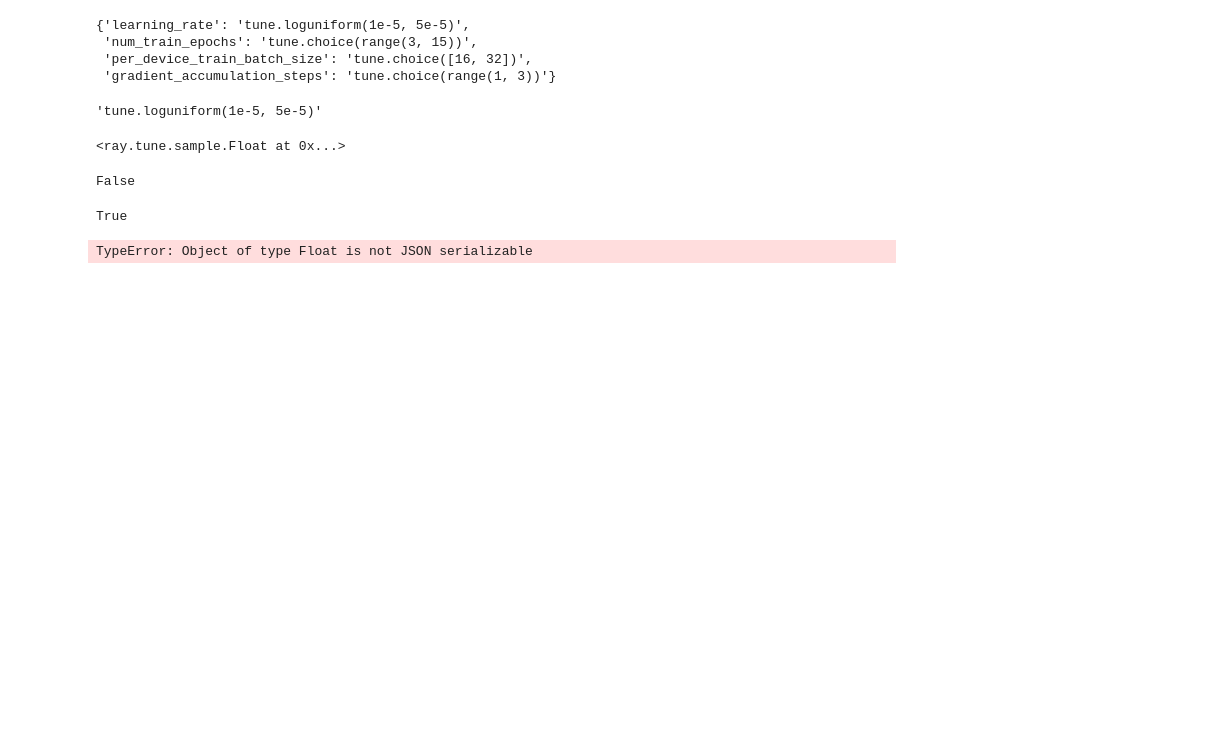
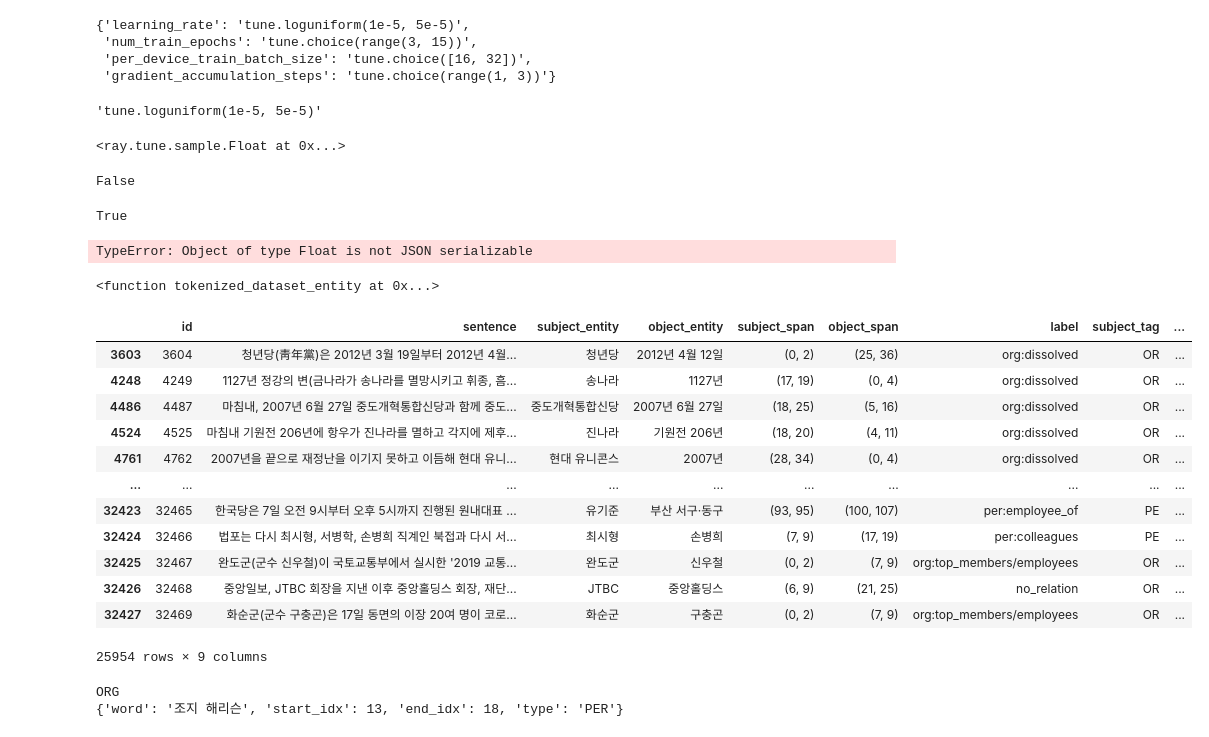
Before and after one commit to boostcampaitech3/level2-klue-level2-nlp-01, a Jupyter notebook: Untitled.ipynb, the cells around one changed output. Drawn from its saved outputs; the diff is of its cells as text; code cells hidden in the pictures; blank space fills up the shorter version.

```diff
--- a/Untitled.ipynb
+++ b/Untitled.ipynb
@@ -117,0 +124,6 @@ TypeError: Object of type Float is not JSON serializable
+# %%
+print(k)
+# %% [output]
+<function tokenized_dataset_entity at 0x...>
+# %%
+train_dataset = load_data("../dataset/train/alternate_train.csv")
@@ -117,0 +132,18 @@ TypeError: Object of type Float is not JSON serializable
+# %%
+train_dataset, dev_dataset = split_train_valid_stratified(train_dataset, split_ratio=0.2)
+# %%
+train_dataset
+# %% [output]
+|  | id | sentence | subject_entity | object_entity | subject_span | object_span | label | subject_tag | ... |
+| 3603 | 3604 | 청년당(靑年黨)은 2012년 3월 19일부터 2012년 4월... | 청년당 | 2012년 4월 12일 | (0, 2) | (25, 36) | org:dissolved | OR | ... |
+| 4248 | 4249 | 1127년 정강의 변(금나라가 송나라를 멸망시키고 휘종, 흠... | 송나라 | 1127년 | (17, 19) | (0, 4) | org:dissolved | OR | ... |
+| 4486 | 4487 | 마침내, 2007년 6월 27일 중도개혁통합신당과 함께 중도... | 중도개혁통합신당 | 2007년 6월 27일 | (18, 25) | (5, 16) | org:dissolved | OR | ... |
+| 4524 | 4525 | 마침내 기원전 206년에 항우가 진나라를 멸하고 각지에 제후... | 진나라 | 기원전 206년 | (18, 20) | (4, 11) | org:dissolved | OR | ... |
+| 4761 | 4762 | 2007년을 끝으로 재정난을 이기지 못하고 이듬해 현대 유니... | 현대 유니콘스 | 2007년 | (28, 34) | (0, 4) | org:dissolved | OR | ... |
+| ... | ... | ... | ... | ... | ... | ... | ... | ... | ... |
+| 32423 | 32465 | 한국당은 7일 오전 9시부터 오후 5시까지 진행된 원내대표 ... | 유기준 | 부산 서구·동구 | (93, 95) | (100, 107) | per:employee_of | PE | ... |
+| 32424 | 32466 | 법포는 다시 최시형, 서병학, 손병희 직계인 북접과 다시 서... | 최시형 | 손병희 | (7, 9) | (17, 19) | per:colleagues | PE | ... |
+| 32425 | 32467 | 완도군(군수 신우철)이 국토교통부에서 실시한 '2019 교통... | 완도군 | 신우철 | (0, 2) | (7, 9) | org:top_members/employees | OR | ... |
+| 32426 | 32468 | 중앙일보, JTBC 회장을 지낸 이후 중앙홀딩스 회장, 재단... | JTBC | 중앙홀딩스 | (6, 9) | (21, 25) | no_relation | OR | ... |
+| 32427 | 32469 | 화순군(군수 구충곤)은 17일 동면의 이장 20여 명이 코로... | 화순군 | 구충곤 | (0, 2) | (7, 9) | org:top_members/employees | OR | ... |
+25954 rows × 9 columns
@@ -117,0 +152,8 @@ TypeError: Object of type Float is not JSON serializable
+# %%
+for i,j in zip(pd_dataset['subject_entity'], pd_dataset['object_entity']):
+    print(eval(i)['type'])
+    print(eval(j)[])
+    break
+# %% [output]
+ORG
+{'word': '조지 해리슨', 'start_idx': 13, 'end_idx': 18, 'type': 'PER'}
```
Also changed, not shown: parts of 24 cells of this notebook, 9 other files.
